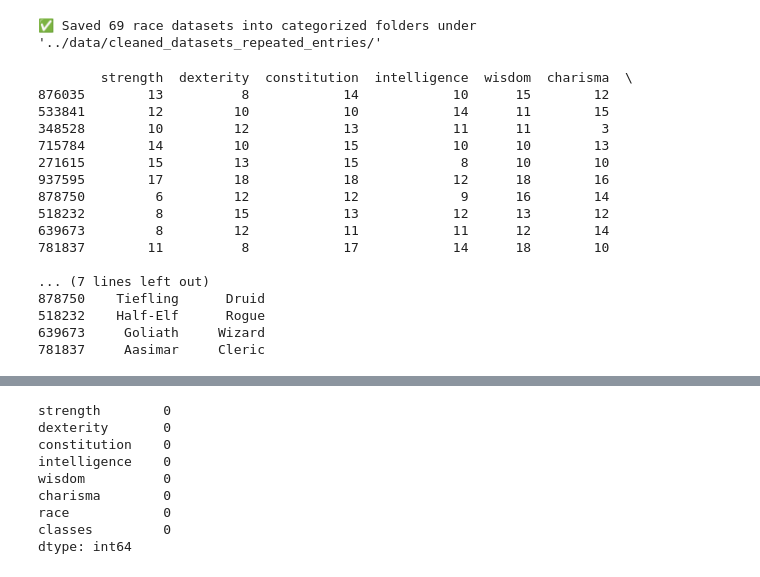
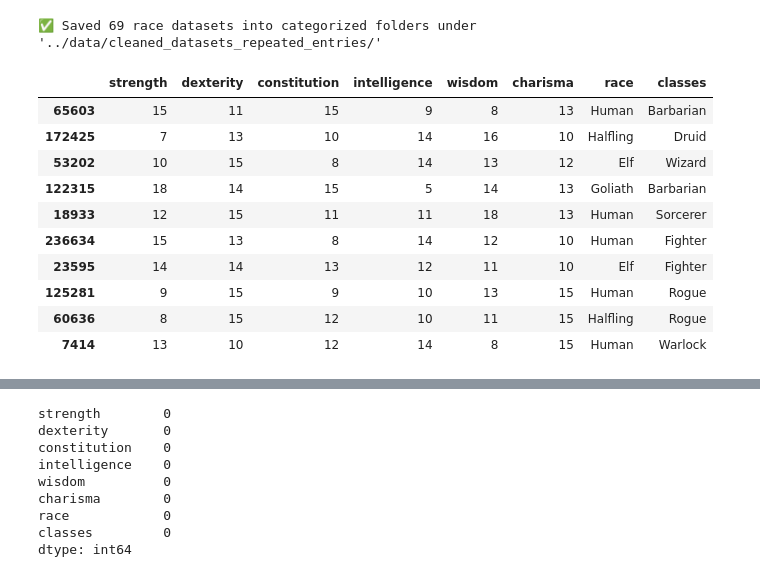
Before and after one commit to william-217/crisp-dm-dnd, a Jupyter notebook: app/data_cleaning_Final.ipynb, the cells around one changed output, grey strips where cells are left out. Drawn from its saved outputs; the diff is of its cells as text; code cells hidden in the pictures.

```diff
--- a/app/data_cleaning_Final.ipynb
+++ b/app/data_cleaning_Final.ipynb
@@ -1061,25 +1061,19 @@ print(f"✅ Saved {df['race'].nunique()} race datasets into categorized folders
 # %%
 df.to_csv("../data/dnd_data_filter2.csv", index=False)
 # %%
-print(df.sample(10))
+df.sample(10)
 # %% [output]
-        strength  dexterity  constitution  intelligence  wisdom  charisma  \
-876035        13          8            14            10      15        12
-533841        12         10            10            14      11        15
-348528        10         12            13            11      11         3
-715784        14         10            15            10      10        13
-271615        15         13            15             8      10        10
-937595        17         18            18            12      18        16
-878750         6         12            12             9      16        14
-518232         8         15            13            12      13        12
-639673         8         12            11            11      12        14
-781837        11          8            17            14      18        10
-
-... (7 lines left out)
-878750    Tiefling      Druid
-518232    Half-Elf      Rogue
-639673     Goliath     Wizard
-781837     Aasimar     Cleric
+|  | strength | dexterity | constitution | intelligence | wisdom | charisma | race | classes |
+| 65603 | 15 | 11 | 15 | 9 | 8 | 13 | Human | Barbarian |
+| 172425 | 7 | 13 | 10 | 14 | 16 | 10 | Halfling | Druid |
+| 53202 | 10 | 15 | 8 | 14 | 13 | 12 | Elf | Wizard |
+| 122315 | 18 | 14 | 15 | 5 | 14 | 13 | Goliath | Barbarian |
+| 18933 | 12 | 15 | 11 | 11 | 18 | 13 | Human | Sorcerer |
+| 236634 | 15 | 13 | 8 | 14 | 12 | 10 | Human | Fighter |
+| 23595 | 14 | 14 | 13 | 12 | 11 | 10 | Elf | Fighter |
+| 125281 | 9 | 15 | 9 | 10 | 13 | 15 | Human | Rogue |
+| 60636 | 8 | 15 | 12 | 10 | 11 | 15 | Halfling | Rogue |
+| 7414 | 13 | 10 | 12 | 14 | 8 | 15 | Human | Warlock |
 # %%
 df.describe()
 # %% [output]
```
Also changed, not shown: parts of 4 cells of this notebook, 8 other files.
